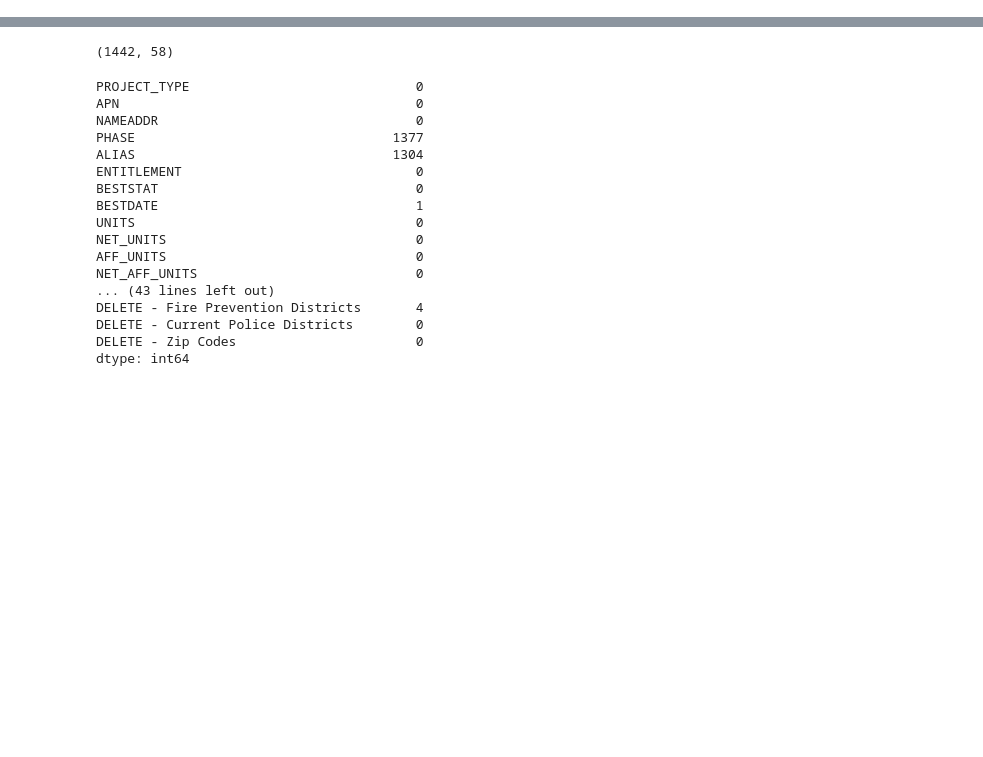
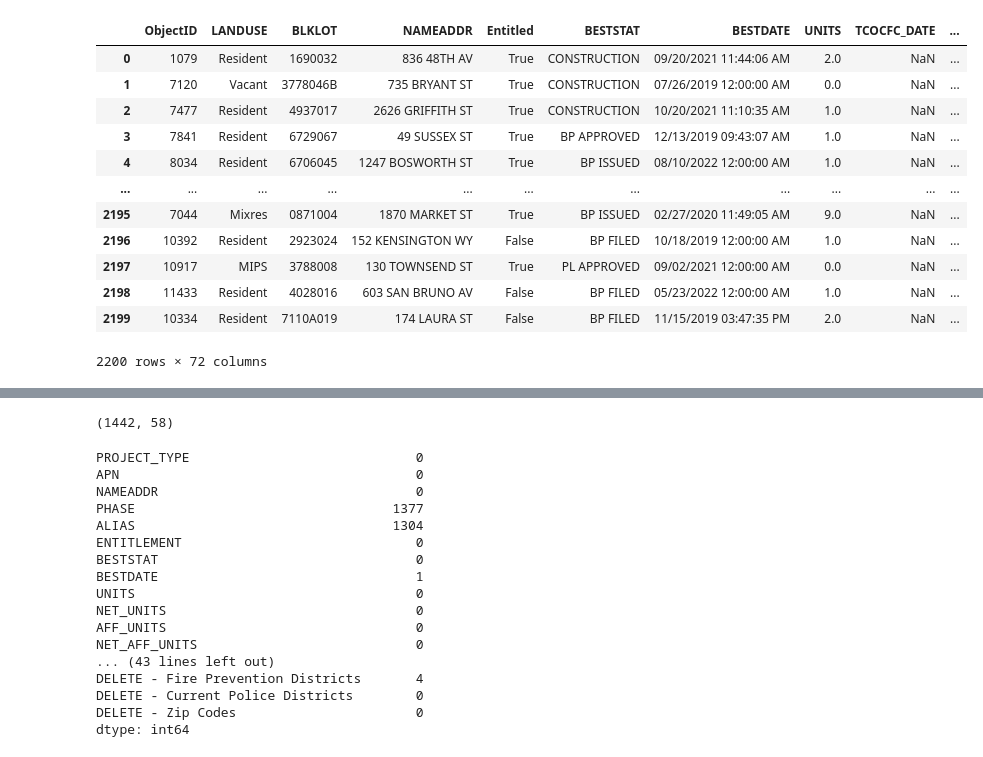
Before and after one commit to joeynotaro/sf-affordable-housing, a Jupyter notebook: eda.ipynb, the cells around one changed output, grey strips where cells are left out. Drawn from its saved outputs; the diff is of its cells as text; code cells hidden in the pictures; blank space fills up the shorter version.

```diff
--- a/eda.ipynb
+++ b/eda.ipynb
@@ -17,0 +287,18 @@ dev_projs.head()
+# %%
+dev_projs = pd.read_csv('./data/sf_dev_pipeline/2022/SF_Development_Pipeline_2022_Q4.csv')
+# %%
+dev_projs
+# %% [output]
+|  | ObjectID | LANDUSE | BLKLOT | NAMEADDR | Entitled | BESTSTAT | BESTDATE | UNITS | TCOCFC_DATE | ... |
+| 0 | 1079 | Resident | 1690032 | 836 48TH AV | True | CONSTRUCTION | 09/20/2021 11:44:06 AM | 2.0 | NaN | ... |
+| 1 | 7120 | Vacant | 3778046B | 735 BRYANT ST | True | CONSTRUCTION | 07/26/2019 12:00:00 AM | 0.0 | NaN | ... |
+| 2 | 7477 | Resident | 4937017 | 2626 GRIFFITH ST | True | CONSTRUCTION | 10/20/2021 11:10:35 AM | 1.0 | NaN | ... |
+| 3 | 7841 | Resident | 6729067 | 49 SUSSEX ST | True | BP APPROVED | 12/13/2019 09:43:07 AM | 1.0 | NaN | ... |
+| 4 | 8034 | Resident | 6706045 | 1247 BOSWORTH ST | True | BP ISSUED | 08/10/2022 12:00:00 AM | 1.0 | NaN | ... |
+| ... | ... | ... | ... | ... | ... | ... | ... | ... | ... | ... |
+| 2195 | 7044 | Mixres | 0871004 | 1870 MARKET ST | True | BP ISSUED | 02/27/2020 11:49:05 AM | 9.0 | NaN | ... |
+| 2196 | 10392 | Resident | 2923024 | 152 KENSINGTON WY | False | BP FILED | 10/18/2019 12:00:00 AM | 1.0 | NaN | ... |
+| 2197 | 10917 | MIPS | 3788008 | 130 TOWNSEND ST | True | PL APPROVED | 09/02/2021 12:00:00 AM | 0.0 | NaN | ... |
+| 2198 | 11433 | Resident | 4028016 | 603 SAN BRUNO AV | False | BP FILED | 05/23/2022 12:00:00 AM | 1.0 | NaN | ... |
+| 2199 | 10334 | Resident | 7110A019 | 174 LAURA ST | False | BP FILED | 11/15/2019 03:47:35 PM | 2.0 | NaN | ... |
+2200 rows × 72 columns
```
Also changed, not shown: parts of 25 cells of this notebook, 3 other files.
